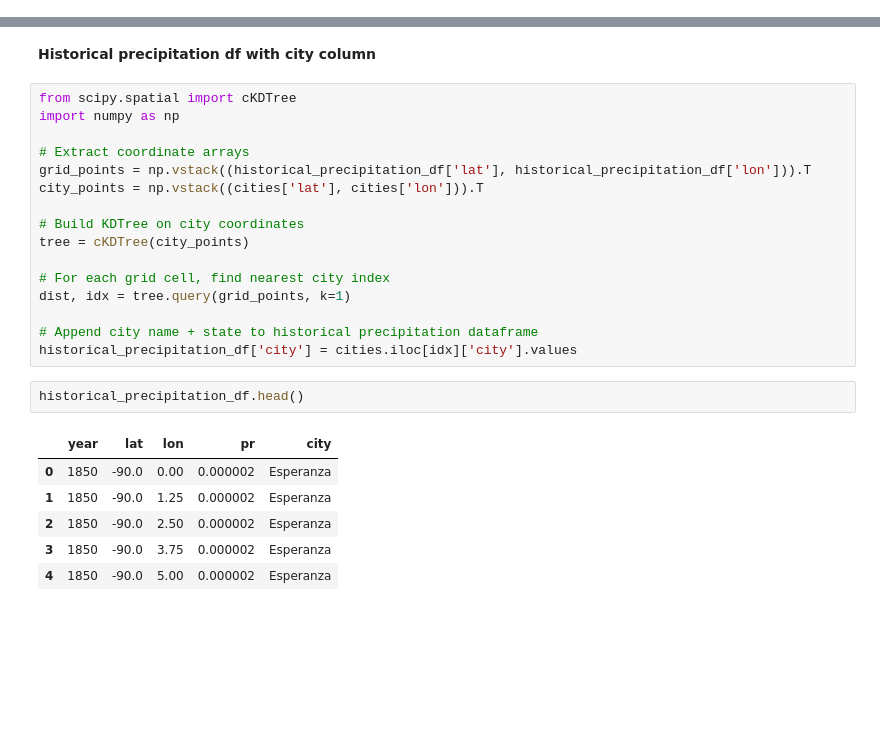
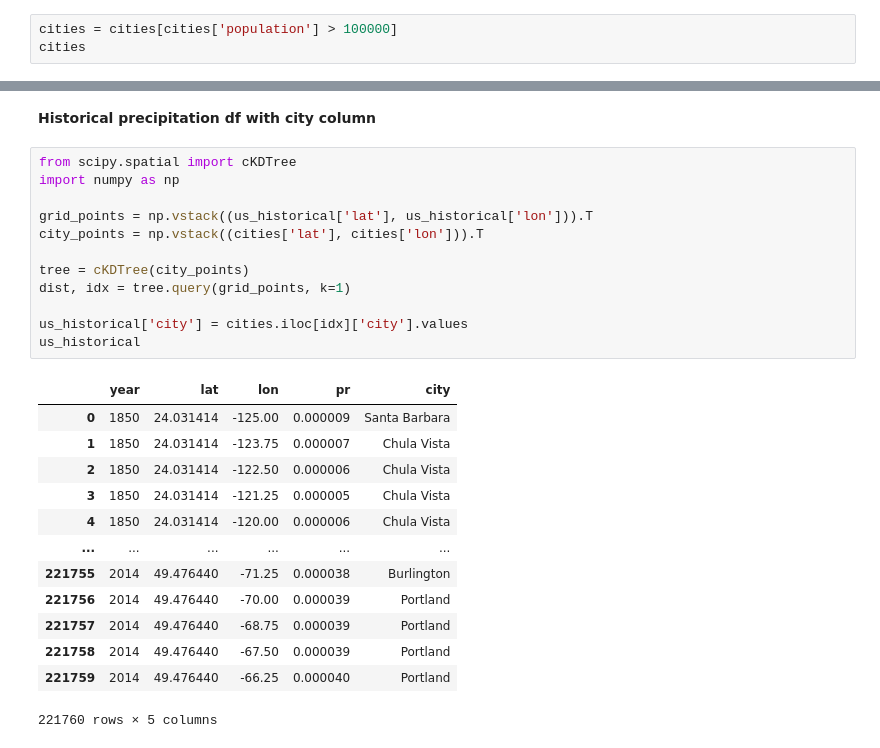
Before and after one commit to jeremyjcheng/106_project3, a Jupyter notebook: eda.ipynb, the cells around one changed output, grey strips where cells are left out. Drawn from its saved outputs; the diff is of its cells as text; blank space fills up the shorter version.

```diff
--- a/eda.ipynb
+++ b/eda.ipynb
@@ -441,0 +440,3 @@ grid = historical_precipitation_df[['lat', 'lon']].copy()
+# %%
+cities = cities[cities['population'] > 100000]
+cities
@@ -444,25 +501,26 @@ grid = historical_precipitation_df[['lat', 'lon']].copy()
 # %%
 from scipy.spatial import cKDTree
 import numpy as np
 
-# Extract coordinate arrays
-grid_points = np.vstack((historical_precipitation_df['lat'], historical_precipitation_df['lon'])).T
+grid_points = np.vstack((us_historical['lat'], us_historical['lon'])).T
 city_points = np.vstack((cities['lat'], cities['lon'])).T
 
-# Build KDTree on city coordinates
 tree = cKDTree(city_points)
-
-# For each grid cell, find nearest city index
 dist, idx = tree.query(grid_points, k=1)
 
-# Append city name + state to historical precipitation dataframe
-historical_precipitation_df['city'] = cities.iloc[idx]['city'].values
+us_historical['city'] = cities.iloc[idx]['city'].values
+us_historical
+# %% [output]
+|  | year | lat | lon | pr | city |
+| 0 | 1850 | 24.031414 | -125.00 | 0.000009 | Santa Barbara |
+| 1 | 1850 | 24.031414 | -123.75 | 0.000007 | Chula Vista |
+| 2 | 1850 | 24.031414 | -122.50 | 0.000006 | Chula Vista |
+| 3 | 1850 | 24.031414 | -121.25 | 0.000005 | Chula Vista |
+| 4 | 1850 | 24.031414 | -120.00 | 0.000006 | Chula Vista |
+| ... | ... | ... | ... | ... | ... |
+| 221755 | 2014 | 49.476440 | -71.25 | 0.000038 | Burlington |
+| 221756 | 2014 | 49.476440 | -70.00 | 0.000039 | Portland |
+| 221757 | 2014 | 49.476440 | -68.75 | 0.000039 | Portland |
+| 221758 | 2014 | 49.476440 | -67.50 | 0.000039 | Portland |
+| 221759 | 2014 | 49.476440 | -66.25 | 0.000040 | Portland |
+221760 rows × 5 columns
-# %%
-historical_precipitation_df.head()
-# %% [output]
-|  | year | lat | lon | pr | city |
-| 0 | 1850 | -90.0 | 0.00 | 0.000002 | Esperanza |
-| 1 | 1850 | -90.0 | 1.25 | 0.000002 | Esperanza |
-| 2 | 1850 | -90.0 | 2.50 | 0.000002 | Esperanza |
-| 3 | 1850 | -90.0 | 3.75 | 0.000002 | Esperanza |
-| 4 | 1850 | -90.0 | 5.00 | 0.000002 | Esperanza |
```
Also changed, not shown: parts of 7 cells of this notebook.
